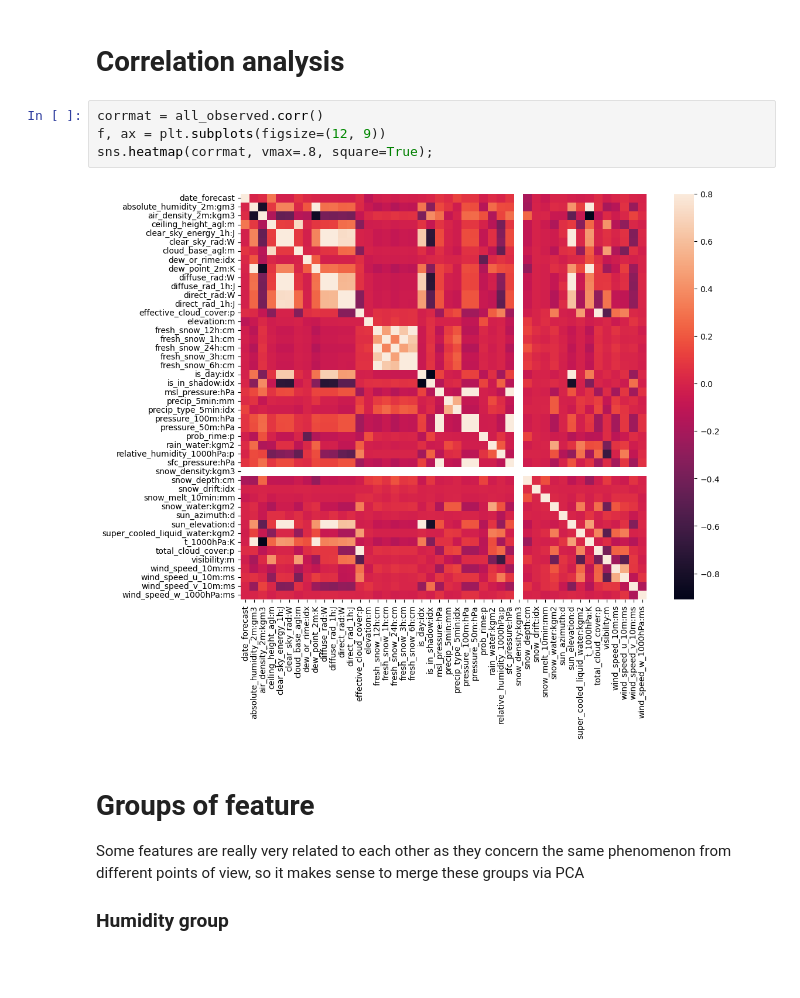
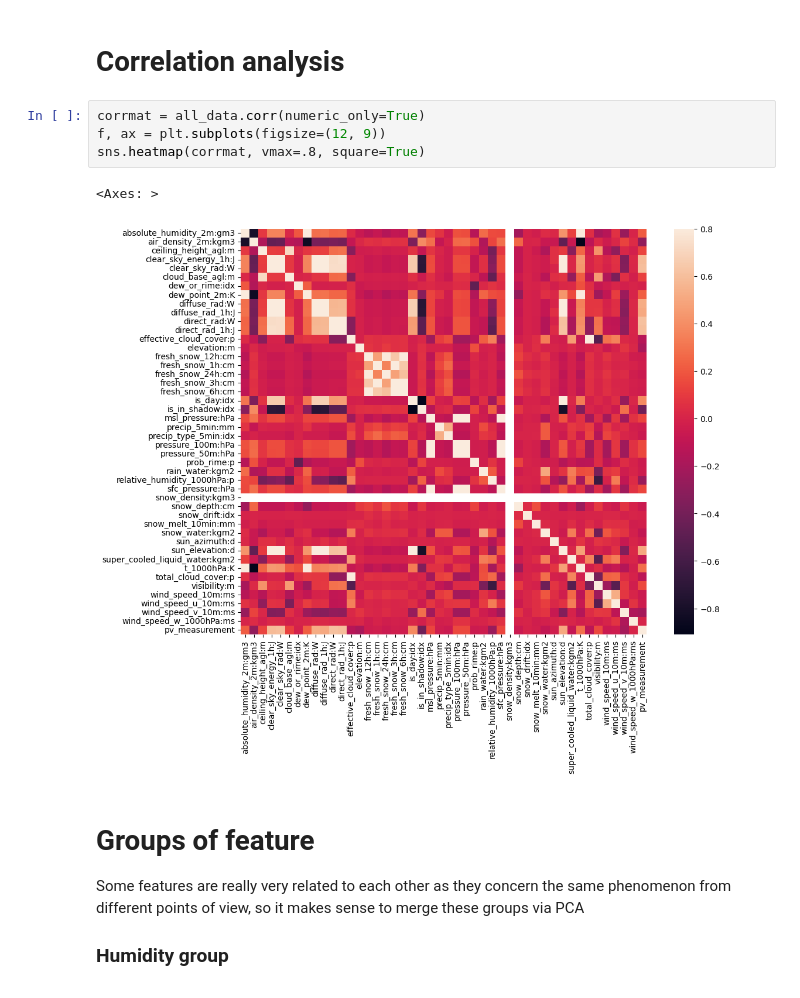
Before and after one commit to CristianoGambirasio/MLProjectNTNU, a Jupyter notebook: data_exploration.ipynb, the cells around one changed output. Cells and saved outputs as stored; diff of their text form.

```diff
--- a/data_exploration.ipynb
+++ b/data_exploration.ipynb
@@ -298,11 +464,12 @@ plt.plot(X_train_estimated_a['wind_speed_w_1000hPa:ms']) # continuous
 # %% [markdown]
 # Correlation analysis
 # %%
-corrmat = all_observed.corr()
+corrmat = all_data.corr(numeric_only=True)
 f, ax = plt.subplots(figsize=(12, 9))
-sns.heatmap(corrmat, vmax=.8, square=True);
+sns.heatmap(corrmat, vmax=.8, square=True)
 # %% [output]
+<Axes: >
-[figure, old version]
+[figure, new version]
 # %% [markdown]
 # Groups of feature
 
```
Also changed, not shown: parts of 54 cells of this notebook.
